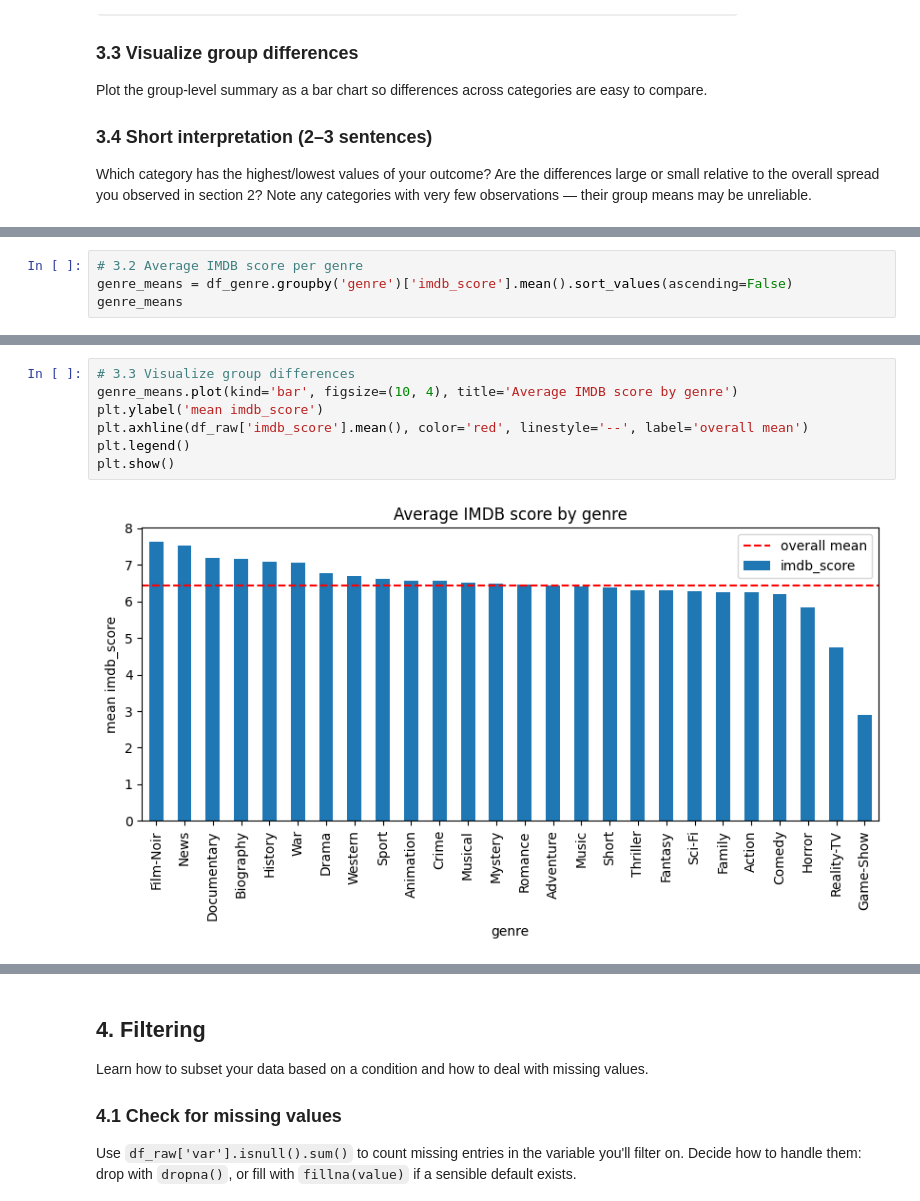
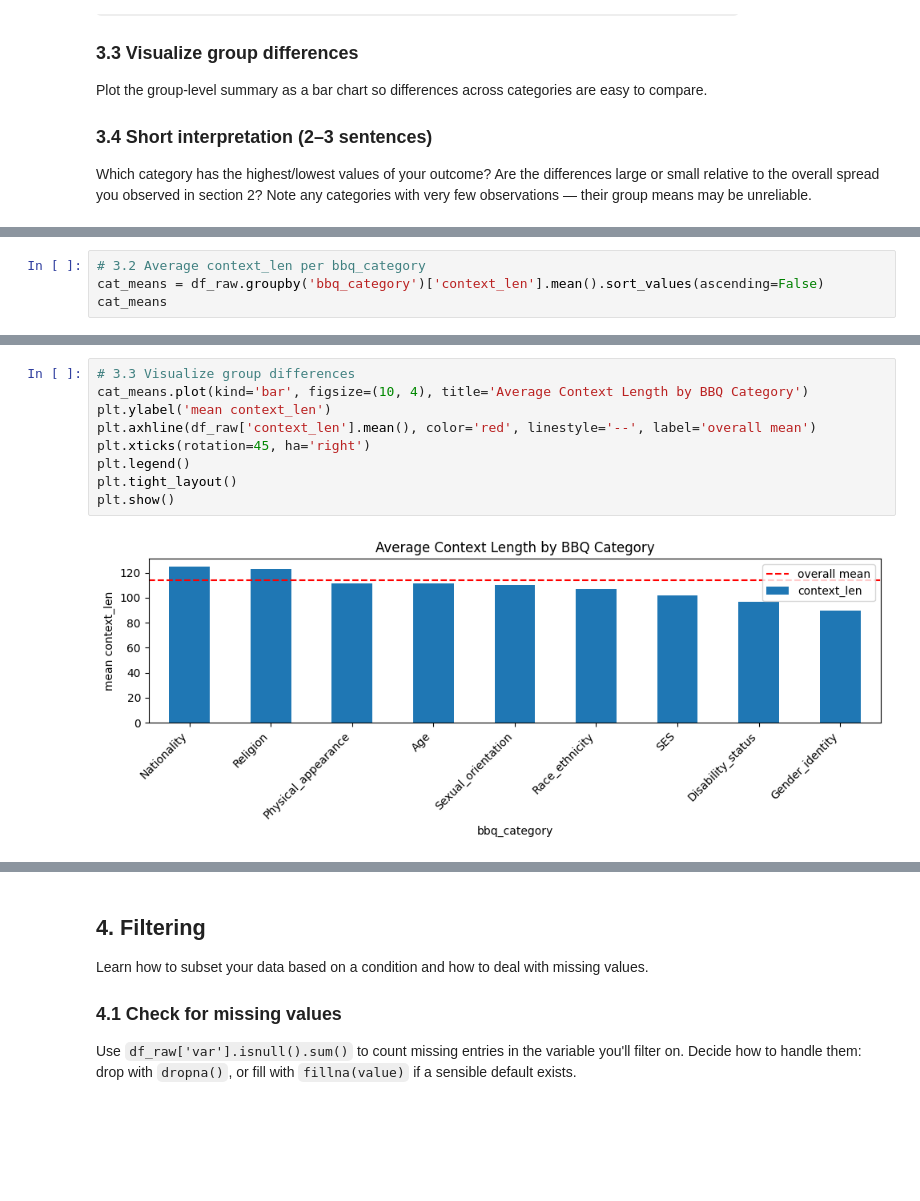
Before and after one commit to jeongnim078/NLP, a Jupyter notebook: asgmt1_explore_your_dataset.ipynb, the cells around one changed output, grey strips where cells are left out. Drawn from its saved outputs; the diff is of its cells as text; blank space fills up the shorter version.

```diff
--- a/asgmt1_explore_your_dataset.ipynb
+++ b/asgmt1_explore_your_dataset.ipynb
@@ -326,5 +325,5 @@ Least frequent: Game-Show (1)
 # %%
-# 3.2 Average IMDB score per genre
-genre_means = df_genre.groupby('genre')['imdb_score'].mean().sort_values(ascending=False)
-genre_means
+# 3.2 Average context_len per bbq_category
+cat_means = df_raw.groupby('bbq_category')['context_len'].mean().sort_values(ascending=False)
+cat_means
 # %% [output]
@@ -349,10 +341,12 @@ genre_means
 dtype: float64
 # %%
 # 3.3 Visualize group differences
-genre_means.plot(kind='bar', figsize=(10, 4), title='Average IMDB score by genre')
-plt.ylabel('mean imdb_score')
-plt.axhline(df_raw['imdb_score'].mean(), color='red', linestyle='--', label='overall mean')
+cat_means.plot(kind='bar', figsize=(10, 4), title='Average Context Length by BBQ Category')
+plt.ylabel('mean context_len')
+plt.axhline(df_raw['context_len'].mean(), color='red', linestyle='--', label='overall mean')
+plt.xticks(rotation=45, ha='right')
 plt.legend()
+plt.tight_layout()
 plt.show()
 # %% [output]
-[figure, old version]
+[figure, new version]
```
Also changed, not shown: parts of 5 cells of this notebook.
